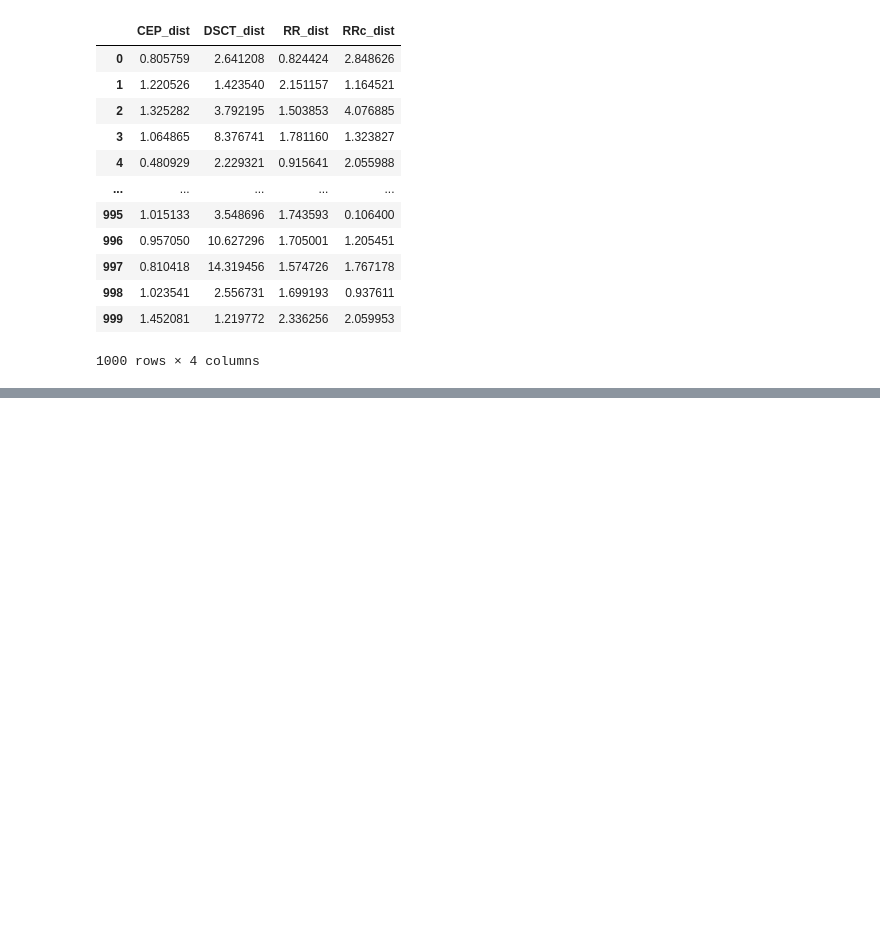
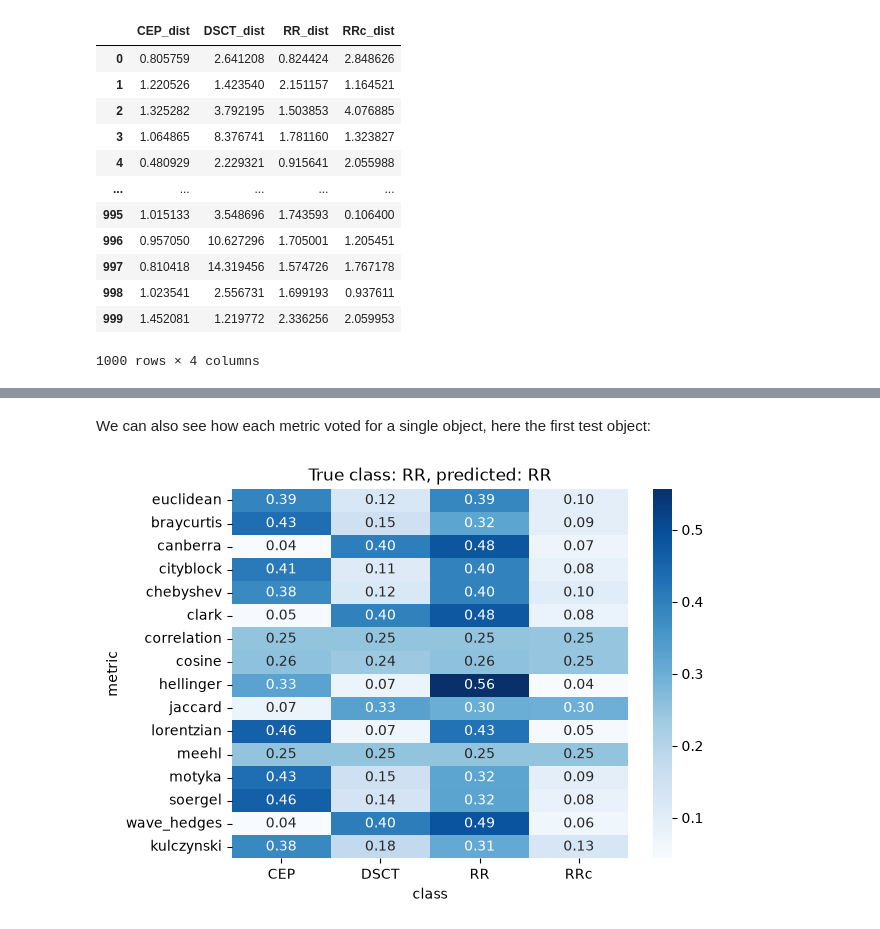
Before and after one commit to sidchaini/DistClassiPy, a Jupyter notebook: docs/tutorial.ipynb, the cells around one changed output, grey strips where cells are left out. Drawn from its saved outputs; the diff is of its cells as text; code cells hidden in the pictures; blank space fills up the shorter version.

```diff
--- a/docs/tutorial.ipynb
+++ b/docs/tutorial.ipynb
@@ -138,4 +129,4 @@ The EnsembleDistanceClassifier splits the training set into multiple quantiles b
 # %%
-ensemble_clf = dcpy.EnsembleDistanceClassifier(feat_idx=0, random_state=seed)
-ensemble_clf.fit(X_train, y_train, n_quantiles=6)
+ensemble_clf = dcpy.EnsembleDistanceClassifier()
+ensemble_clf.fit(X_train, y_train)
 # %% [output]
@@ -190,0 +176,9 @@ plt.show()
+# %% [markdown]
+We can also see how each metric voted for a single object, here the first test object:
+# %%
+votes = ensemble_clf.predict_proba_per_metric(X_test[:1]).iloc[0].unstack()
+sns.heatmap(votes, annot=True, fmt=".2f", cmap="Blues")
+plt.title(f"True class: {y_test[0]}, predicted: {y_pred_ensemble[0]}")
+plt.show()
+# %% [output]
+[figure, added]
```
Also changed, not shown: parts of 16 cells of this notebook, 4 other files.
